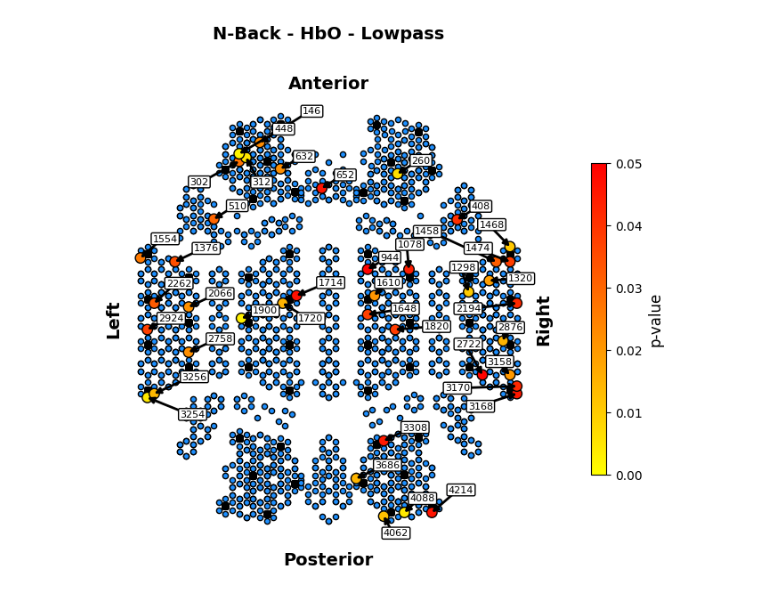
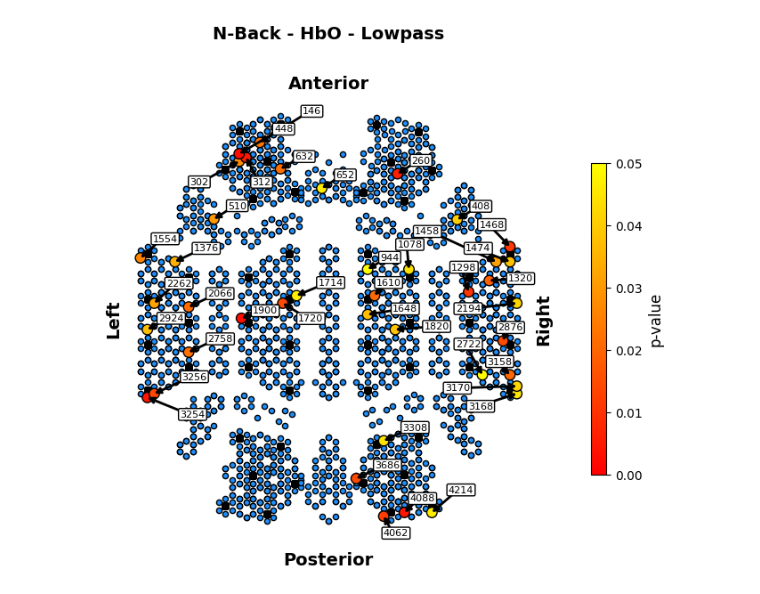
Before and after one commit to AyazLab/KernelFlow_Analysis, a Jupyter notebook: flow_analysis.ipynb, the cells around one changed output. Drawn from its saved outputs; the diff is of its cells as text; code cells hidden in the pictures.

Commit message:
Invert statistical plot colormap

```diff
--- a/flow_analysis.ipynb
+++ b/flow_analysis.ipynb
@@ -4170,7 +4170,7 @@ scatter = ax.scatter(
     sig_detector_plot_df["midpoint_y_pos"],
     s=70,
     c=sig_detector_plot_df["p_value"],
-    cmap="autumn_r",
+    cmap="autumn",
     edgecolors="black",
     alpha=1,
     zorder=3,
@@ -4284,31 +4284,31 @@ if corr:
         "Bonferroni-corrected p-value", fontproperties=font_props
     )
 else:
     scatter.set_clim([0, 0.05])
     colorbar = plt.colorbar(
         scatter,
         ticks=[0, 0.01, 0.02, 0.03, 0.04, 0.05],
         shrink=0.7,
         pad=0.1,
     )
     colorbar.set_label("p-value", fontproperties=font_props)
 try:
     title_text = f"{exp_name_to_title(exp_name)} - {hemo_type} - {filter_type.title()}"
 except AttributeError:
     title_text = f"{exp_name_to_title(exp_name)} - {hemo_type} - Unfiltered"
 ax.text(
     0.5,
     1.12,
     title_text,
     fontweight="bold",
     fontsize=14,
     ha="center",
     va="bottom",
     transform=ax.transAxes,
 )
 if show:  # TODO
     plt.show()
 if filepath:
     fig.savefig(filepath, dpi=300, bbox_inches="tight")
 # %% [output]
-[figure, old version]
+[figure, new version]
```
Also changed, not shown: parts of 2 cells of this notebook, 1 other file.
